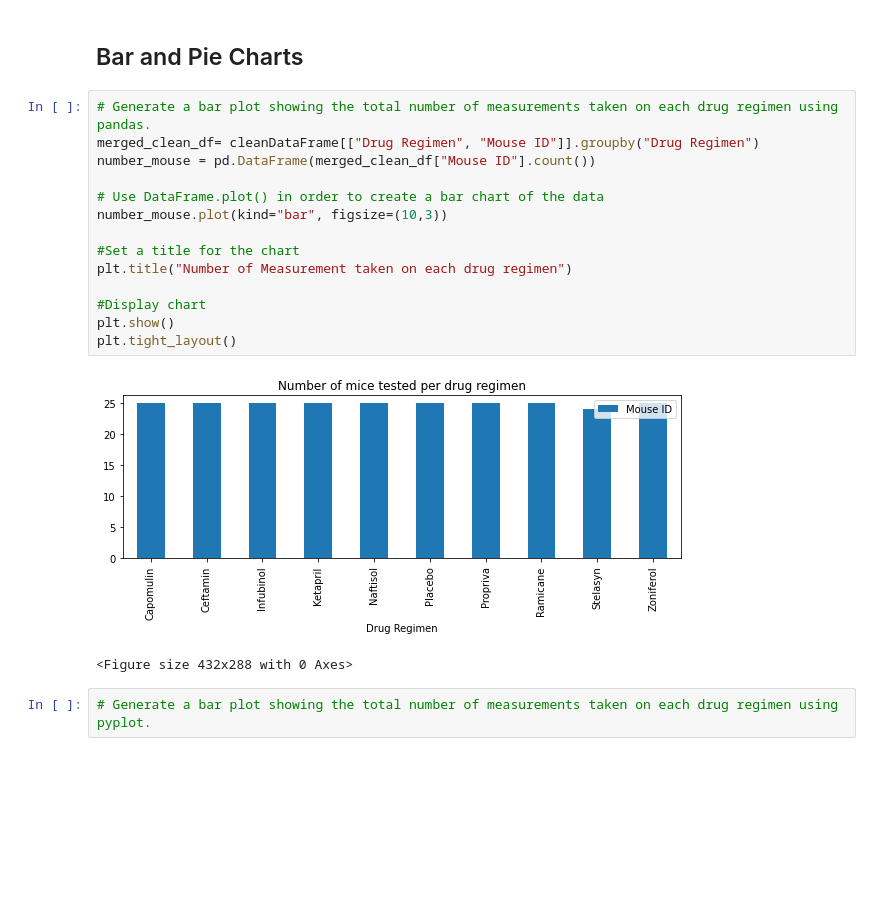
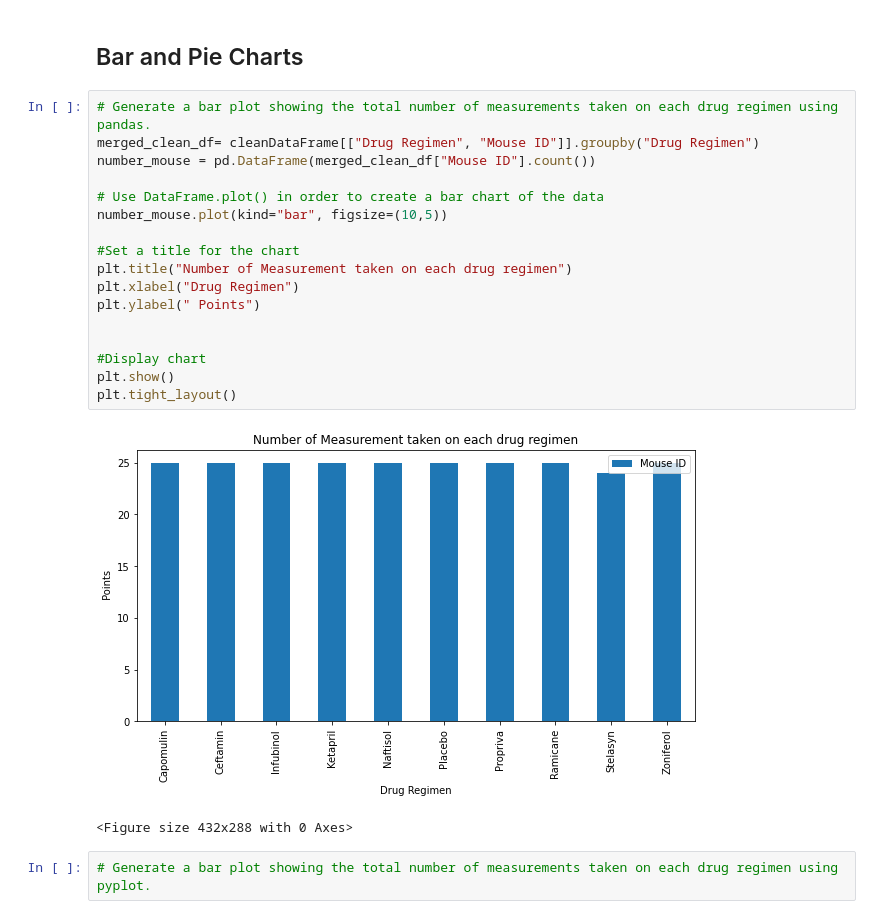
Before and after one commit to edo2021/MatplotlibChallenge, a Jupyter notebook: Pymaceuticals/pymaceuticals.ipynb, the cells around one changed output. Saved outputs shown, nothing was run; the diff lists cells and outputs as text; blank space fills up the shorter version.

Commit message:
Generate a bar plot

```diff
--- a/Pymaceuticals/pymaceuticals.ipynb
+++ b/Pymaceuticals/pymaceuticals.ipynb
@@ -174,19 +174,22 @@ cleanDataFrame.groupby("Drug Regimen")["Tumor Volume (mm3)"].describe()
 # %%
 # Generate a bar plot showing the total number of measurements taken on each drug regimen using pandas.
 merged_clean_df= cleanDataFrame[["Drug Regimen", "Mouse ID"]].groupby("Drug Regimen")
 number_mouse = pd.DataFrame(merged_clean_df["Mouse ID"].count())
 
 # Use DataFrame.plot() in order to create a bar chart of the data
-number_mouse.plot(kind="bar", figsize=(10,3))
+number_mouse.plot(kind="bar", figsize=(10,5))
 
 #Set a title for the chart
 plt.title("Number of Measurement taken on each drug regimen")
+plt.xlabel("Drug Regimen")
+plt.ylabel(" Points")
+
 
 #Display chart
 plt.show()
 plt.tight_layout()
 # %% [output]
-[figure, old version]
+[figure, new version]
 <Figure size 432x288 with 0 Axes>
 # %%
 # Generate a bar plot showing the total number of measurements taken on each drug regimen using pyplot.
```
